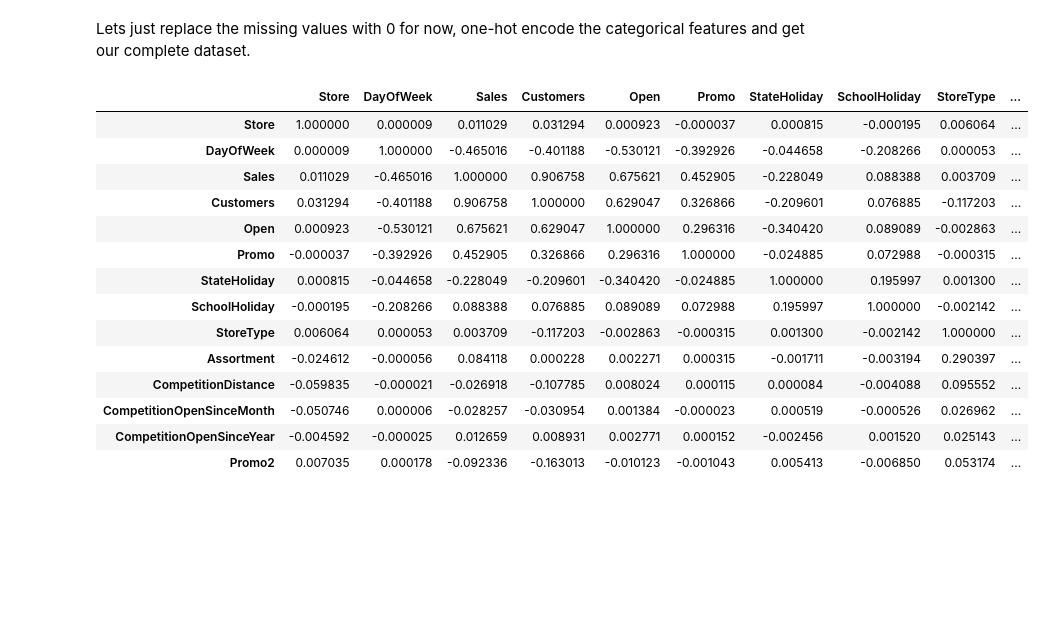
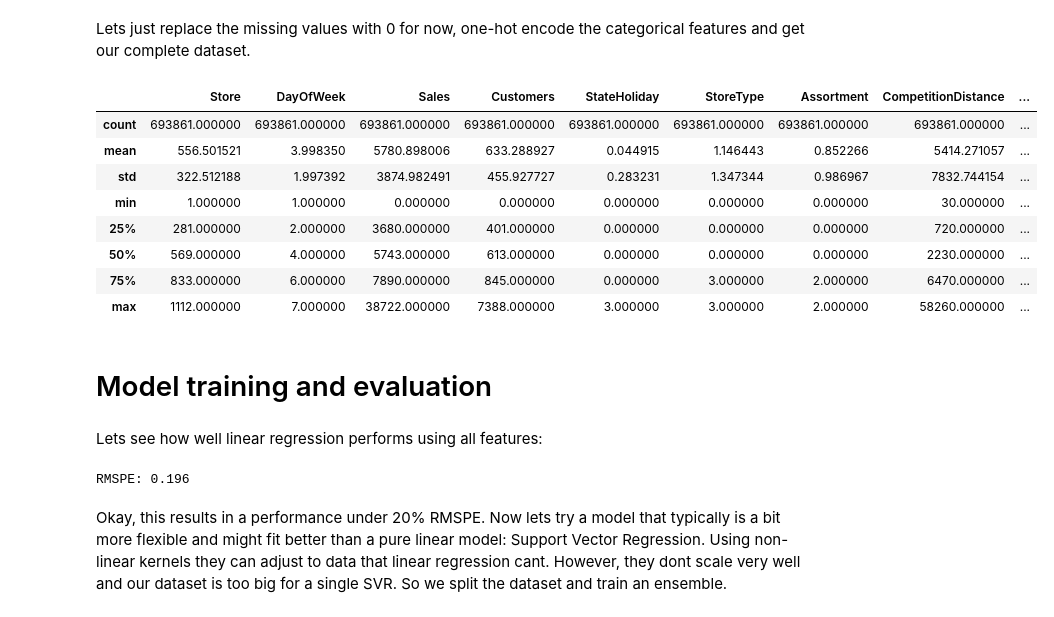
Before and after one commit to adrianloy/rossman-store-challenge, a Jupyter notebook: rossman_challenge.ipynb, the cells around one changed output. Drawn from its saved outputs; the diff is of its cells as text; code cells hidden in the pictures; blank space fills up the shorter version.

Commit message:
Created the full dataset, trained some linear models)

```diff
--- a/rossman_challenge.ipynb
+++ b/rossman_challenge.ipynb
@@ -346,25 +345,53 @@ Lets just replace the missing values with 0 for now, one-hot encode the categori
 # %%
 df_store.replace(np.nan, 0, inplace=True)
 df_store.drop('PromoInterval', axis = 1)
 df_store = df_store.astype(dtype={'CompetitionOpenSinceYear': np.int32,
                        'CompetitionOpenSinceMonth': np.int32})
 df_merge = pd.merge(df_train, df_comps, how = 'inner', on = 'Store')
 df_merge['Assortment'] = pd.Categorical(df_merge['Assortment']).codes
 df_merge['StoreType'] = pd.Categorical(df_merge['StoreType']).codes
-df_merge.corr(method='pearson')
+df_merge = df_merge.drop(labels=['Date'], axis=1)
+df_merge=df_merge.fillna(value=0)
+df_merge.describe()
 # %% [output]
-|  | Store | DayOfWeek | Sales | Customers | Open | Promo | StateHoliday | SchoolHoliday | StoreType | ... |
-| Store | 1.000000 | 0.000009 | 0.011029 | 0.031294 | 0.000923 | -0.000037 | 0.000815 | -0.000195 | 0.006064 | ... |
-| DayOfWeek | 0.000009 | 1.000000 | -0.465016 | -0.401188 | -0.530121 | -0.392926 | -0.044658 | -0.208266 | 0.000053 | ... |
-| Sales | 0.011029 | -0.465016 | 1.000000 | 0.906758 | 0.675621 | 0.452905 | -0.228049 | 0.088388 | 0.003709 | ... |
-| Customers | 0.031294 | -0.401188 | 0.906758 | 1.000000 | 0.629047 | 0.326866 | -0.209601 | 0.076885 | -0.117203 | ... |
-| Open | 0.000923 | -0.530121 | 0.675621 | 0.629047 | 1.000000 | 0.296316 | -0.340420 | 0.089089 | -0.002863 | ... |
-| Promo | -0.000037 | -0.392926 | 0.452905 | 0.326866 | 0.296316 | 1.000000 | -0.024885 | 0.072988 | -0.000315 | ... |
-| StateHoliday | 0.000815 | -0.044658 | -0.228049 | -0.209601 | -0.340420 | -0.024885 | 1.000000 | 0.195997 | 0.001300 | ... |
-| SchoolHoliday | -0.000195 | -0.208266 | 0.088388 | 0.076885 | 0.089089 | 0.072988 | 0.195997 | 1.000000 | -0.002142 | ... |
-| StoreType | 0.006064 | 0.000053 | 0.003709 | -0.117203 | -0.002863 | -0.000315 | 0.001300 | -0.002142 | 1.000000 | ... |
-| Assortment | -0.024612 | -0.000056 | 0.084118 | 0.000228 | 0.002271 | 0.000315 | -0.001711 | -0.003194 | 0.290397 | ... |
-| CompetitionDistance | -0.059835 | -0.000021 | -0.026918 | -0.107785 | 0.008024 | 0.000115 | 0.000084 | -0.004088 | 0.095552 | ... |
-| CompetitionOpenSinceMonth | -0.050746 | 0.000006 | -0.028257 | -0.030954 | 0.001384 | -0.000023 | 0.000519 | -0.000526 | 0.026962 | ... |
-| CompetitionOpenSinceYear | -0.004592 | -0.000025 | 0.012659 | 0.008931 | 0.002771 | 0.000152 | -0.002456 | 0.001520 | 0.025143 | ... |
-| Promo2 | 0.007035 | 0.000178 | -0.092336 | -0.163013 | -0.010123 | -0.001043 | 0.005413 | -0.006850 | 0.053174 | ... |
+|  | Store | DayOfWeek | Sales | Customers | StateHoliday | StoreType | Assortment | CompetitionDistance | ... |
+| count | 693861.000000 | 693861.000000 | 693861.000000 | 693861.000000 | 693861.000000 | 693861.000000 | 693861.000000 | 693861.000000 | ... |
+| mean | 556.501521 | 3.998350 | 5780.898006 | 633.288927 | 0.044915 | 1.146443 | 0.852266 | 5414.271057 | ... |
+| std | 322.512188 | 1.997392 | 3874.982491 | 455.927727 | 0.283231 | 1.347344 | 0.986967 | 7832.744154 | ... |
+| min | 1.000000 | 1.000000 | 0.000000 | 0.000000 | 0.000000 | 0.000000 | 0.000000 | 30.000000 | ... |
+| 25% | 281.000000 | 2.000000 | 3680.000000 | 401.000000 | 0.000000 | 0.000000 | 0.000000 | 720.000000 | ... |
+| 50% | 569.000000 | 4.000000 | 5743.000000 | 613.000000 | 0.000000 | 0.000000 | 0.000000 | 2230.000000 | ... |
+| 75% | 833.000000 | 6.000000 | 7890.000000 | 845.000000 | 0.000000 | 3.000000 | 2.000000 | 6470.000000 | ... |
+| max | 1112.000000 | 7.000000 | 38722.000000 | 7388.000000 | 3.000000 | 3.000000 | 2.000000 | 58260.000000 | ... |
+# %% [markdown]
+# Model training and evaluation
+# %% [markdown]
+Lets see how well linear regression performs using all features:
+# %%
+df_merge = df_merge[df_train['Open'] == True]
+# Reorder so that the target variable is at first position
+cols = list(df_merge.columns.values)
+cols.remove('Sales')
+cols.remove('Store')
+cols.remove('Open')
+cols.remove('PromoInterval')
+cols = ['Sales'] + cols
+df_merge_sub = df_merge[cols]
+#Cast to numpy for scikit-learn
+ar_data = df_merge_sub.as_matrix()
+# Take 20% of randomly chosen datapoints for evaluation
+n = len(ar_data)
+np.random.shuffle(ar_data)
+amnt_eval = int(np.round(0.2*n))
+train_set = ar_data[amnt_eval:]
+eval_set = ar_data[:amnt_eval]
+# Train the model
+linregr = linear_model.LinearRegression()
+linregr.fit(X=train_set[:, 1:], y=train_set[:, 0])
+# Make predictions using the testing set
+eval_y_pred = linregr.predict(eval_set[:, 1:])
+print("RMSPE: %.3f" % rmspe(eval_y_pred, eval_set[:, 0]))
+# %% [output]
+RMSPE: 0.196
+# %% [markdown]
+Okay, this results in a performance under 20% RMSPE. Now lets try a model that typically is a bit more flexible and might fit better than a pure linear model: Support Vector Regression. Using non-linear kernels they can adjust to data that linear regression cant. However, they dont scale very well and our dataset is too big for a single SVR. So we split the dataset and train an ensemble.
```
Also changed, not shown: parts of 8 cells of this notebook.
